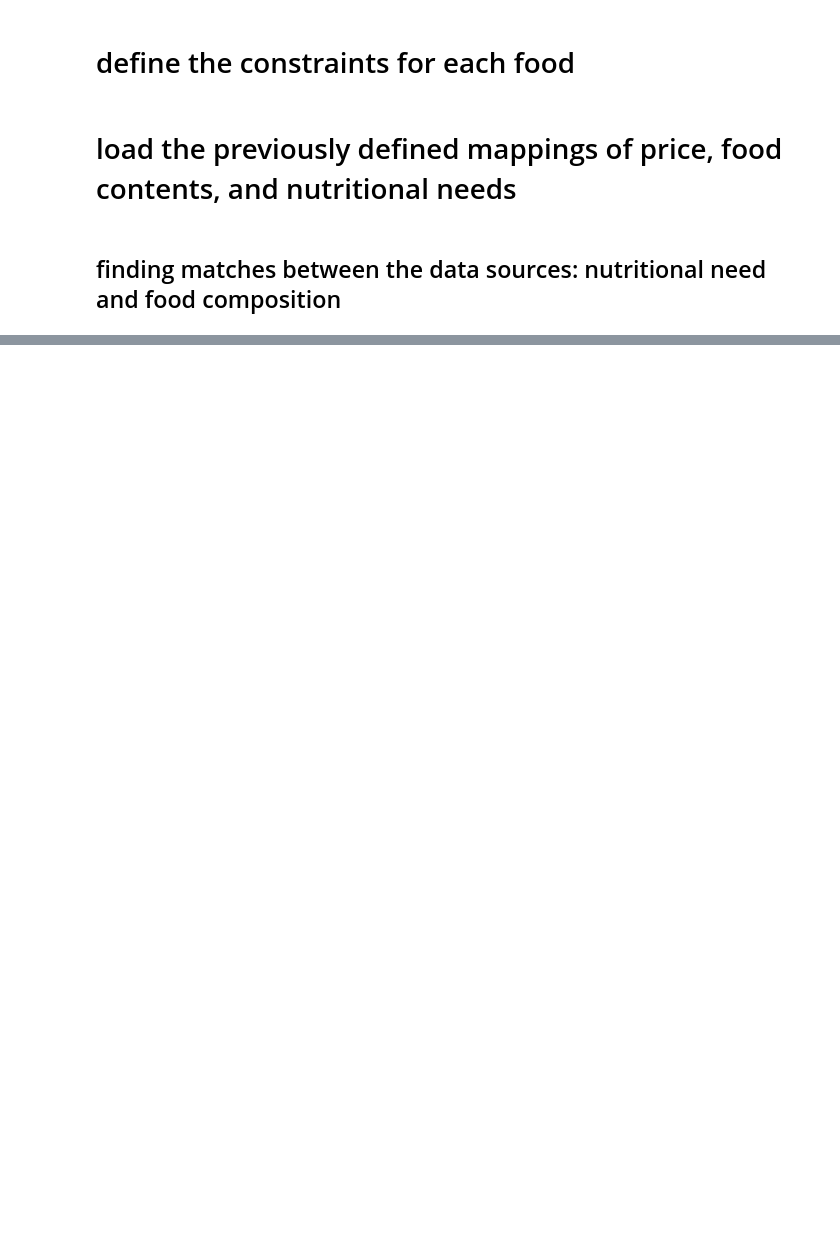
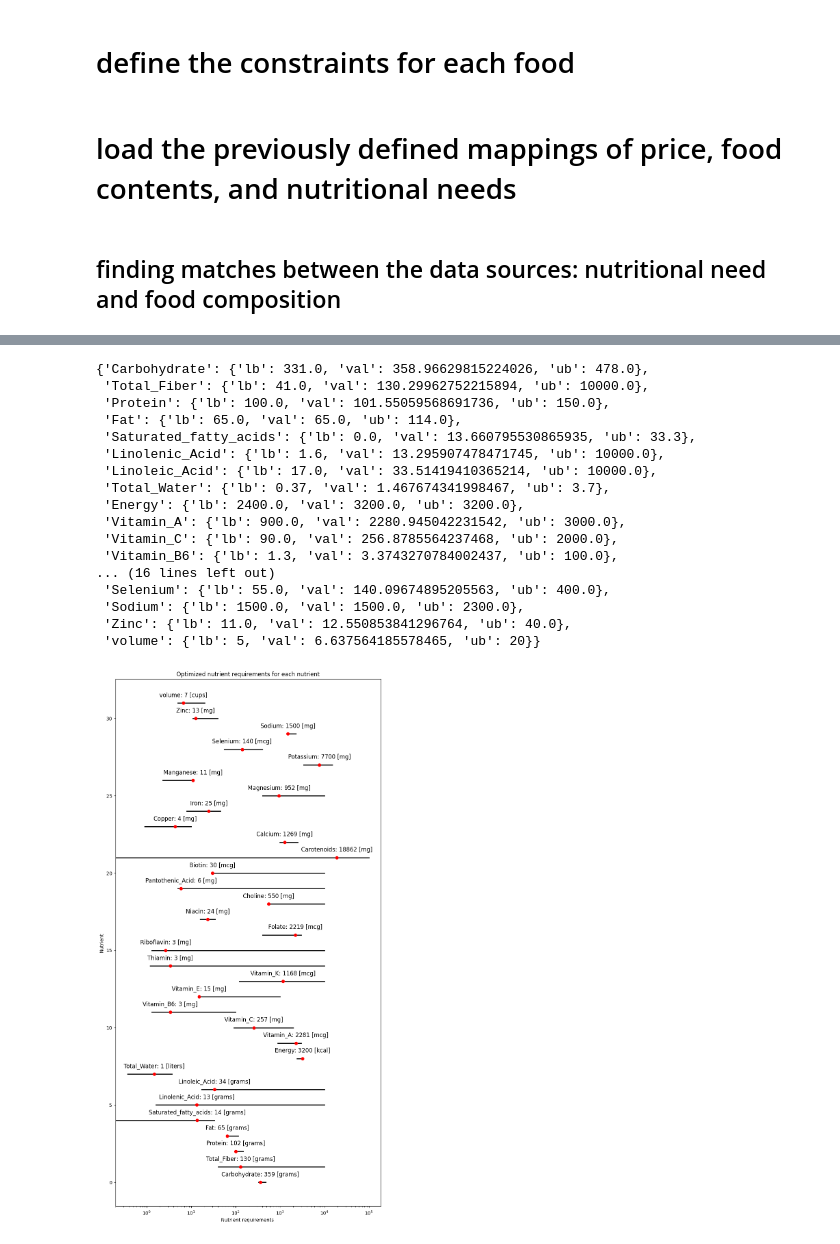
Before and after one commit to freiburgermsu/diet_optimization, a Jupyter notebook: optimization_diet.ipynb, the cells around one changed output, grey strips where cells are left out. Drawn from its saved outputs; the diff is of its cells as text; code cells hidden in the pictures; blank space fills up the shorter version.

Commit message:
final optimization code + figure and associated files

```diff
--- a/optimization_diet.ipynb
+++ b/optimization_diet.ipynb
@@ -458,0 +570,55 @@ IndexError: string index out of range
+# %%
+model.configuration.lp_method = "exact"
+sol = model.optimize()
+# pprint(constraints)
+optimum_diet = {k:v for k,v in model.primal_values.items() if v>0}
+pprint(optimum_diet)
+
+# deduce the nutritional composition of the optimum diet
+# optimum_nutrition = {}
+# for food, amount in optimum_diet.items():
+
+# for variable in model.variables:
+#     print(f"Variable {variable.name} has {variable.primal} from {variable.lb}-{variable.ub}")
+    # if variable.name == "volume": continue
+    # if variable.primal < float(str(nutrition[variable.name.replace("_", ' ')]["low_bound"]).replace(",", '')):
+    #     print(f"\tfails to meet the minimum {nutrition[variable.name.replace('_', ' ')]['low_bound']}")
+
+print(model.objective.value)
+constraint_values = {}
+for constraint in model.constraints:
+    constraint_values[constraint.name] = {"lb": constraint.lb, "val": constraint.primal, "ub": constraint.ub}
+    print(f"Constraint {constraint.name} has {constraint.primal} from {constraint.lb}-{constraint.ub}")
+    if constraint.name == "volume": continue
+    if constraint.primal < float(str(nutrition[constraint.name.replace("_", ' ')]["low_bound"]).replace(",", '')):
+        print(f"\tfails to meet the minimum {nutrition[constraint.name.replace('_', ' ')]['low_bound']}")
+    # print()
+    # print(f"   Primal Value (LHS): {constraint.expression}")
+    # print(f"Dual Value (Shadow Price): ")
+
+display(constraint_values)
+
+# visualize the output values
+from matplotlib import pyplot
+from numpy import log
+
+fig = pyplot.figure(figsize=(10, 20))
+for y, (consName, content) in enumerate(constraint_values.items()):
+    # start, mid, end = log(content["lb"]), log(content["val"]), log(content["ub"])
+    start, mid, end = content["lb"], content["val"], content["ub"]
+    end = 100000 if end == inf else end
+    pyplot.plot([start, mid], [y,y], 'k-', linewidth=2)  # Lower segment
+    pyplot.plot([mid, end], [y,y], 'k-', linewidth=2)  # Upper segment
+    pyplot.scatter([mid], [y], color='red', zorder=3)  # Midpoint as a red dot
+    if consName == "volume":  text = consName ; unit = "[cups]"
+    else:  text = consName ; unit = f"[{nutrition[consName.replace('_', ' ')]['units']}]"
+    # pyplot.text(start, y + 0.3, f"{round(start)} {unit}", fontsize=12, ha='center', va='bottom')
+    pyplot.text(mid, y + 0.3, f"{text}: {round(mid)} {unit}", fontsize=12, ha='center', va='bottom')
+    # pyplot.text(end, y + 0.3, f"{round(end)} {unit}", fontsize=12, ha='center', va='bottom')
+pyplot.xscale("log")
+pyplot.xlabel("Nutrient requirements ")
+pyplot.ylabel("Nutrient")
+pyplot.title("Optimized nutrient requirements for each nutrient")
+
+pyplot.savefig("optimized_diet.png")
+# %% [output]
@@ -458,0 +642,18 @@ IndexError: string index out of range
+{'Carbohydrate': {'lb': 331.0, 'val': 358.96629815224026, 'ub': 478.0},
+ 'Total_Fiber': {'lb': 41.0, 'val': 130.29962752215894, 'ub': 10000.0},
+ 'Protein': {'lb': 100.0, 'val': 101.55059568691736, 'ub': 150.0},
+ 'Fat': {'lb': 65.0, 'val': 65.0, 'ub': 114.0},
+ 'Saturated_fatty_acids': {'lb': 0.0, 'val': 13.660795530865935, 'ub': 33.3},
+ 'Linolenic_Acid': {'lb': 1.6, 'val': 13.295907478471745, 'ub': 10000.0},
+ 'Linoleic_Acid': {'lb': 17.0, 'val': 33.51419410365214, 'ub': 10000.0},
+ 'Total_Water': {'lb': 0.37, 'val': 1.467674341998467, 'ub': 3.7},
+ 'Energy': {'lb': 2400.0, 'val': 3200.0, 'ub': 3200.0},
+ 'Vitamin_A': {'lb': 900.0, 'val': 2280.945042231542, 'ub': 3000.0},
+ 'Vitamin_C': {'lb': 90.0, 'val': 256.8785564237468, 'ub': 2000.0},
+ 'Vitamin_B6': {'lb': 1.3, 'val': 3.3743270784002437, 'ub': 100.0},
+... (16 lines left out)
+ 'Selenium': {'lb': 55.0, 'val': 140.09674895205563, 'ub': 400.0},
+ 'Sodium': {'lb': 1500.0, 'val': 1500.0, 'ub': 2300.0},
+ 'Zinc': {'lb': 11.0, 'val': 12.550853841296764, 'ub': 40.0},
+ 'volume': {'lb': 5, 'val': 6.637564185578465, 'ub': 20}}
+[figure, added]
```
Also changed, not shown: parts of 6 cells of this notebook, 5 other files.
